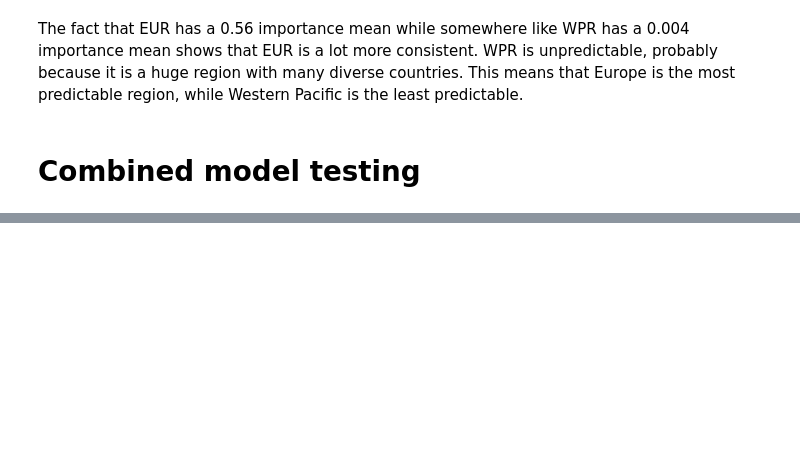
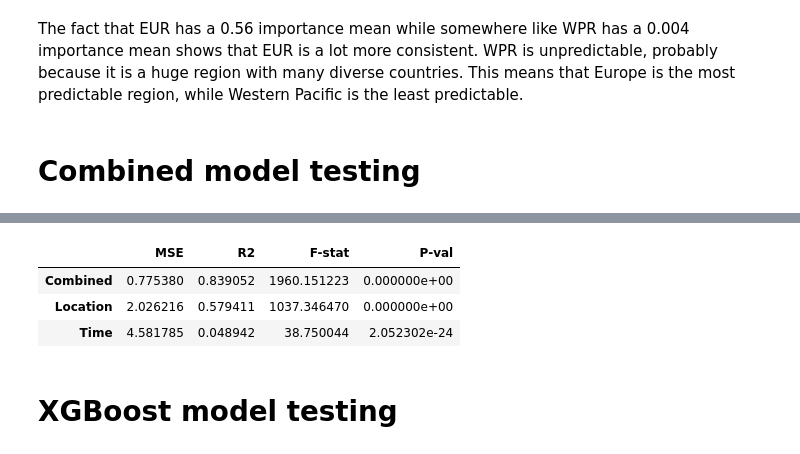
Before and after one commit to vanillaloki9306/Measles-and-Rubella-dataset-project, a Jupyter notebook: Measles_and_Rubella_project.ipynb, the cells around one changed output, grey strips where cells are left out. Drawn from its saved outputs; the diff is of its cells as text; code cells hidden in the pictures; blank space fills up the shorter version.

```diff
--- a/Measles_and_Rubella_project.ipynb
+++ b/Measles_and_Rubella_project.ipynb
@@ -966,7 +967,7 @@ p_val = stats.f.sf(f_test, k, N - k - 1)
 print(f"Location p-val: {p_val}")
 
 N = len(y_val2)
-k = 5
+k = 3
 f_test2 = (r2_time/k)/((1-r2_time)/(N-k-1))
 print(f"Time f-test: {f_test2}")
 p_val2 = stats.f.sf(f_test2, k, N - k - 1)
@@ -1052,0 +1076,16 @@ Combined p-val: 0.0
+# %%
+models_summarized = pd.DataFrame({"MSE": [mse_combined, mse_location, mse_time],
+                                  "R2": [r2_combined, r2_location, r2_time],
+                                  "F-stat": [f_test3, f_test, f_test2],
+                                  "P-val": [p_val3, p_val, p_val2],
+                                  },
+                                 index = ['Combined', 'Location', 'Time'],)
+
+models_summarized
+# %% [output]
+|  | MSE | R2 | F-stat | P-val |
+| Combined | 0.775380 | 0.839052 | 1960.151223 | 0.000000e+00 |
+| Location | 2.026216 | 0.579411 | 1037.346470 | 0.000000e+00 |
+| Time | 4.581785 | 0.048942 | 38.750044 | 2.052302e-24 |
+# %% [markdown]
+# XGBoost model testing
```
Also changed, not shown: parts of 18 cells of this notebook.
